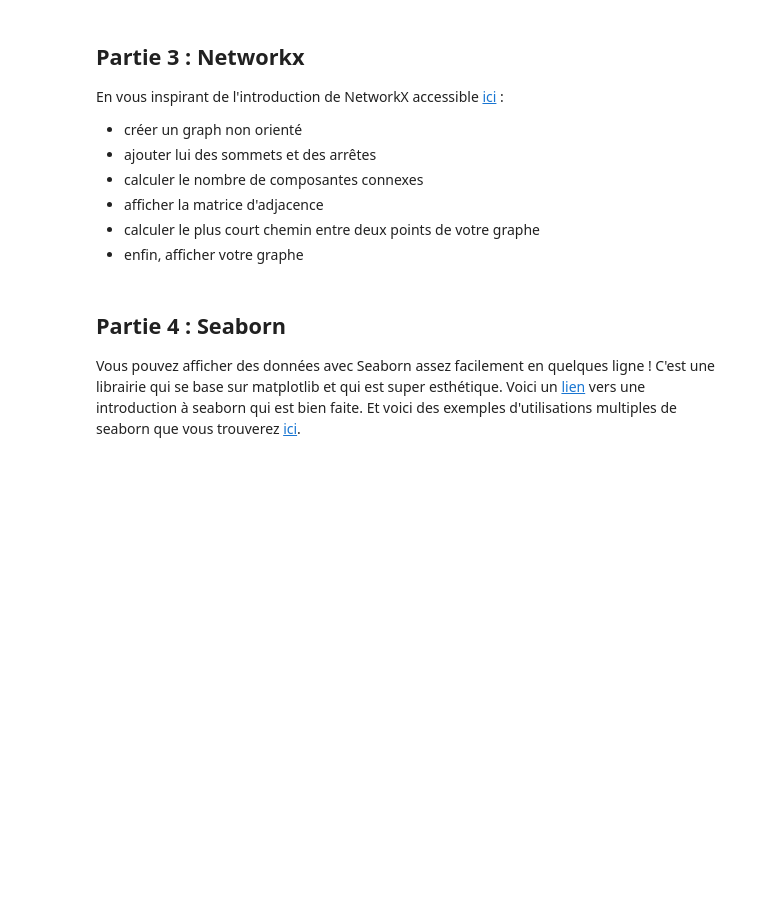
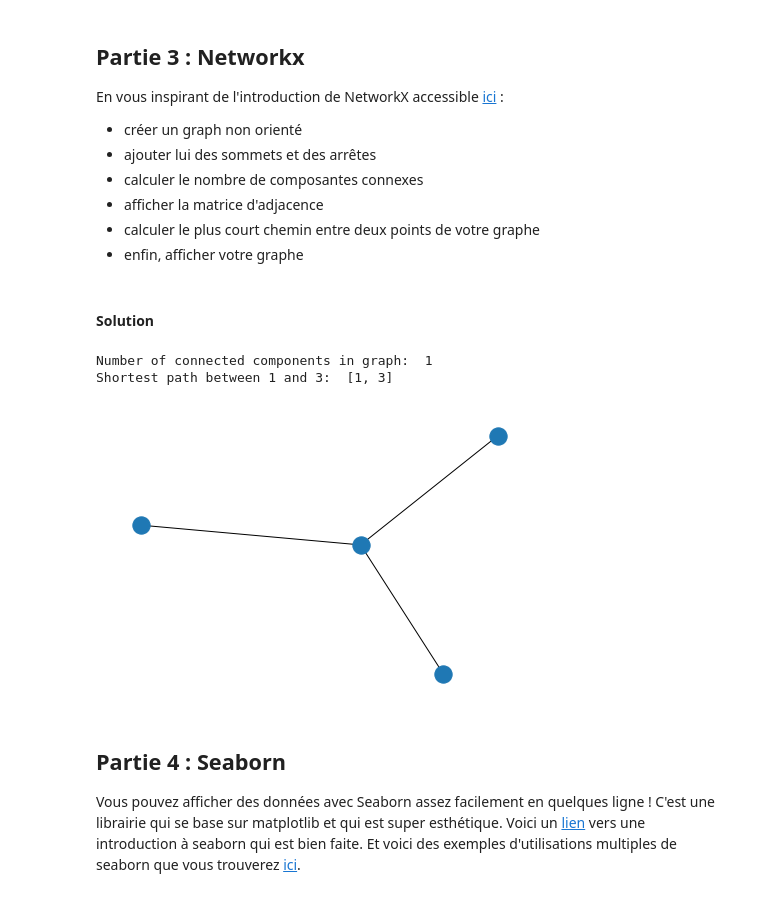
Before and after one commit to NinaBrbd/TP_LOG6308_H23, a Jupyter notebook: Intro.ipynb, the cells around one changed output. Saved outputs shown, nothing was run; the diff lists cells and outputs as text; code cells hidden in the pictures; blank space fills up the shorter version.

Commit message:
Added Solutions to Intro.ipynb

```diff
--- a/Intro.ipynb
+++ b/Intro.ipynb
@@ -214,3 +252,16 @@ En vous inspirant de l'introduction de NetworkX accessible [ici](https://network
 - afficher la matrice d'adjacence
 - calculer le plus court chemin entre deux points de votre graphe
 - enfin, afficher votre graphe
+# %% [markdown]
+#### **Solution**
+# %%
+## Create Simple Graph
+G = nx.Graph()
+G.add_nodes_from([1, 2, 3, 4])
+G.add_edges_from([(1, 2), (1, 3), (1, 4)])
+# %%
+print("Number of connected components in graph: ", nx.number_connected_components(G))
+print("Shortest path between 1 and 3: ",  nx.shortest_path(G, 1, 3))
+# %% [output]
+Number of connected components in graph:  1
+Shortest path between 1 and 3:  [1, 3]
@@ -217,3 +271,8 @@ En vous inspirant de l'introduction de NetworkX accessible [ici](https://network
+# %%
+## Draw Graph
+nx.draw(G)
+# %% [output]
+[figure, added]
 # %% [markdown]
 ## Partie 4 : Seaborn
 Vous pouvez afficher des données avec Seaborn assez facilement en quelques ligne ! C'est une librairie qui se base sur matplotlib et qui est super esthétique. Voici un [lien](https://seaborn.pydata.org/tutorial/introduction.html) vers une introduction à seaborn qui est bien faite. Et voici des exemples d'utilisations multiples de seaborn que vous trouverez [ici](https://seaborn.pydata.org/examples/index.html).
```
Also changed, not shown: parts of 16 cells of this notebook.
